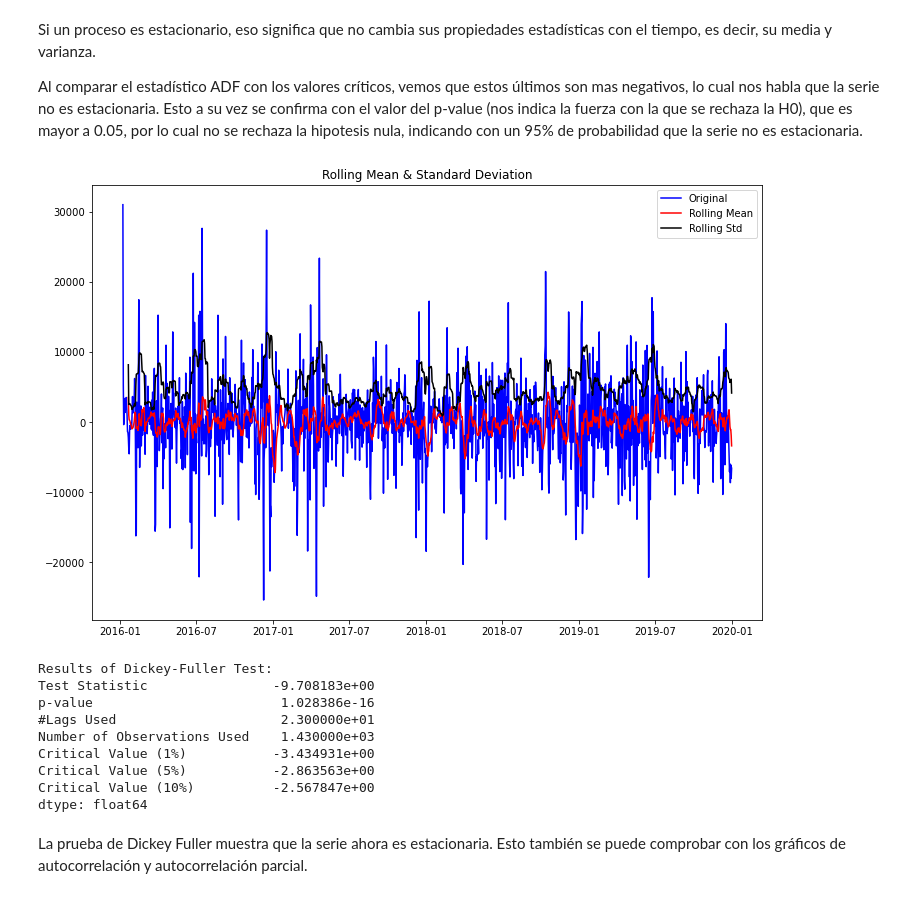
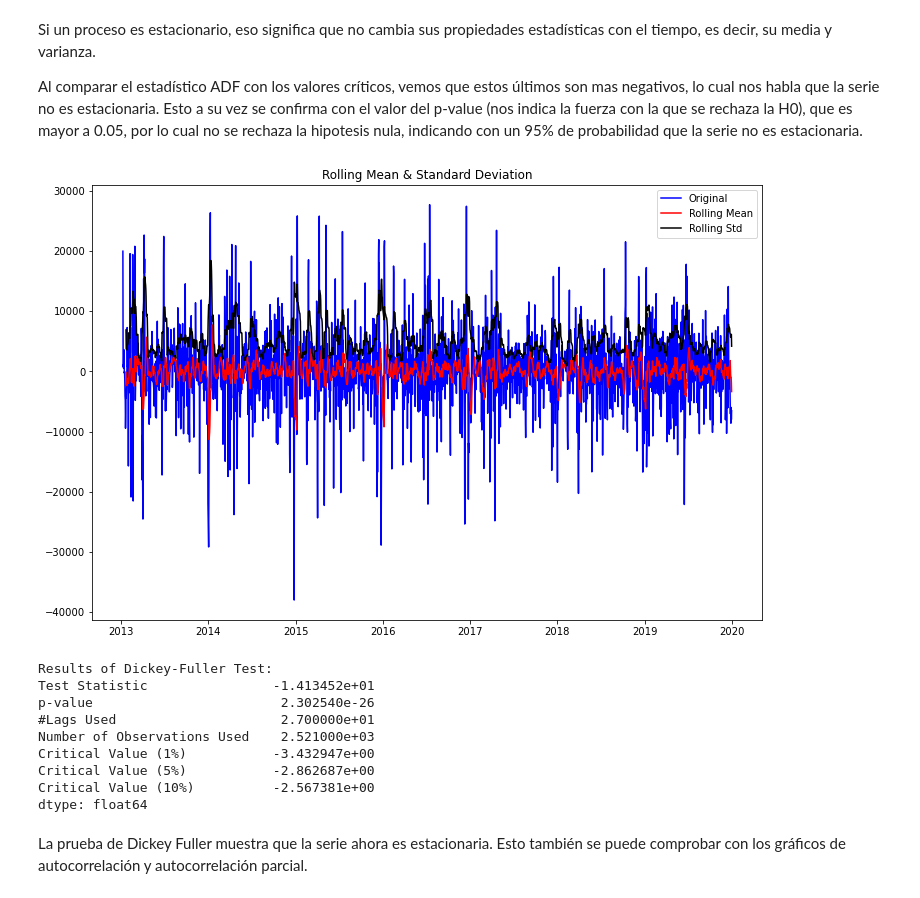
Before and after one commit to estebanarr/proyecto04, a Jupyter notebook: proyecto_04.ipynb, the cells around one changed output. Saved outputs shown, nothing was run; the diff lists cells and outputs as text; code cells hidden in the pictures.

```diff
--- a/proyecto_04.ipynb
+++ b/proyecto_04.ipynb
@@ -614,0 +462,5 @@ print(X_test.shape, y_test.shape)
+# %%
+dataset_2013_2019 =dataset_2013_2019.interpolate()
+
+print("El dataset de diario tiene los siguientes valores nulos:")
+dataset_2013_2019.isnull().sum()
@@ -614,0 +481,4 @@ print(X_test.shape, y_test.shape)
+# %%
+dataset_2013_2019['tipo_vehiculo']=tipo_vehiculo
+
+dataset_2013_2019.head()
@@ -614,0 +499,12 @@ print(X_test.shape, y_test.shape)
+# %%
+"""
+Imputación de la variable tipo_vehículo utilizando el valor del día anterior y transformación en variable numérica.
+
+"""
+
+dataset_2013_2019['tipo_vehiculo'].fillna(method='pad', inplace=True)
+dataset_2013_2019.isnull().sum().reset_index()
+
+dataset_2013_2019.tipo_vehiculo=np.where(dataset_2013_2019.tipo_vehiculo=='Pesado',0,1)
+
+dataset_2013_2019
@@ -619,2 +530,2 @@ Voy a utilizar un método autorregresivo para utilizarlo en mis predicciones.
 # %%
-senial
+senial=dataset_2013_2019.cantidad_pasos
@@ -663,19 +560,25 @@ Si un proceso es estacionario, eso significa que no cambia sus propiedades estad
 
 Al comparar el estadístico ADF con los valores críticos, vemos que estos últimos son mas negativos, lo cual nos habla que la serie no es estacionaria. Esto a su vez se confirma con el valor del p-value (nos indica la fuerza con la que se rechaza la H0), que es mayor a 0.05, por lo cual no se rechaza la hipotesis nula, indicando con un 95% de probabilidad que la serie no es estacionaria.
 # %%
+"""
+
+Diferenciación de la serie de tiempo para transformarla en estacionaria
+
+"""
+
 senial_estacionaria=senial-senial.shift(7)
 senial_estacionaria.dropna(inplace=True)
 resultado=test_stationarity(senial_estacionaria)
 # %% [output]
-[figure, old version]
+[figure, new version]
 Results of Dickey-Fuller Test:
-Test Statistic                -9.708183e+00
-p-value                        1.028386e-16
-#Lags Used                     2.300000e+01
-Number of Observations Used    1.430000e+03
-Critical Value (1%)           -3.434931e+00
-Critical Value (5%)           -2.863563e+00
-Critical Value (10%)          -2.567847e+00
+Test Statistic                -1.413452e+01
+p-value                        2.302540e-26
+#Lags Used                     2.700000e+01
+Number of Observations Used    2.521000e+03
+Critical Value (1%)           -3.432947e+00
+Critical Value (5%)           -2.862687e+00
+Critical Value (10%)          -2.567381e+00
 dtype: float64
 # %% [markdown]
 La prueba de Dickey Fuller muestra que la serie ahora es estacionaria. Esto también se puede comprobar con los gráficos de autocorrelación y autocorrelación parcial.
```
Also changed, not shown: parts of 137 cells of this notebook.
